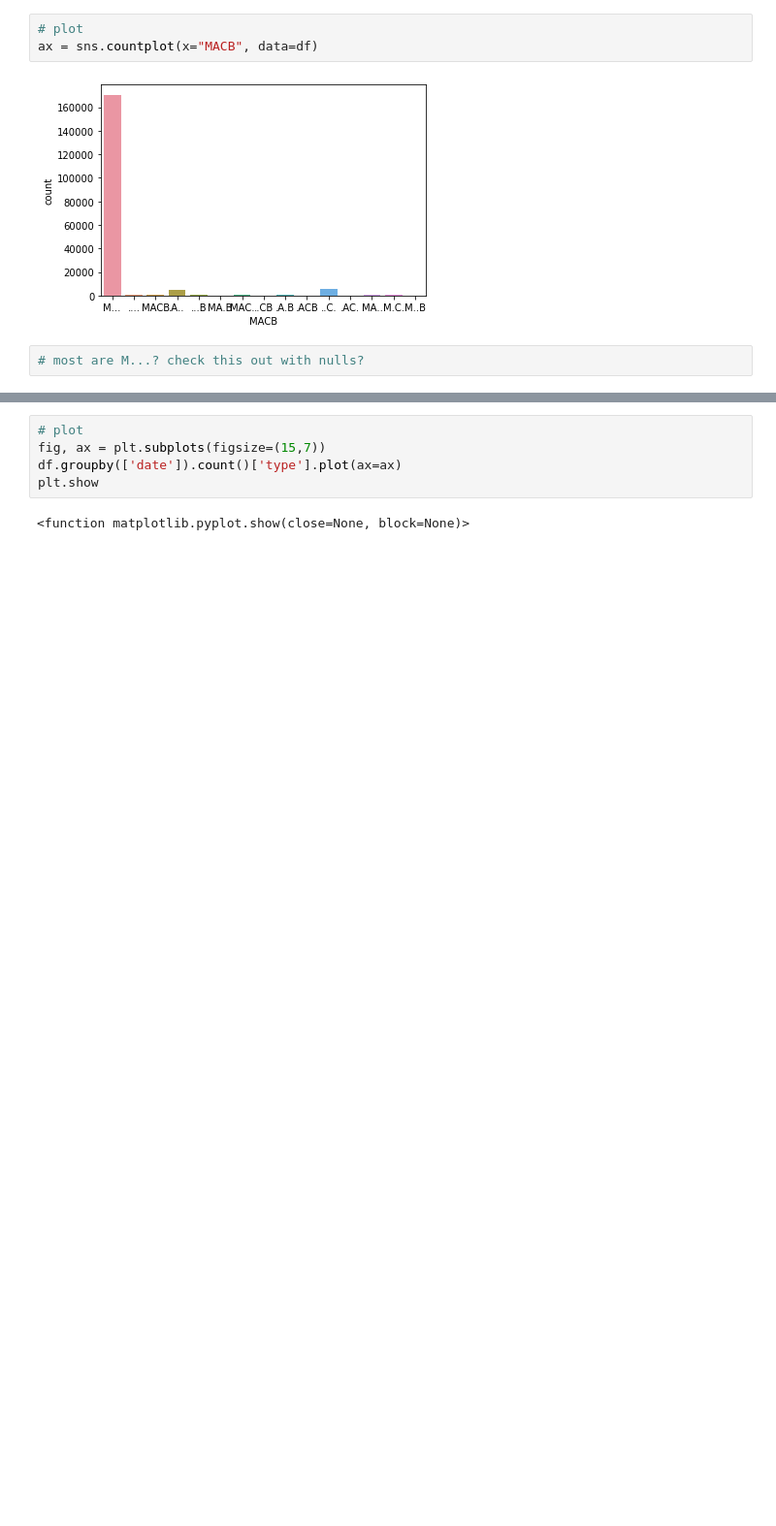
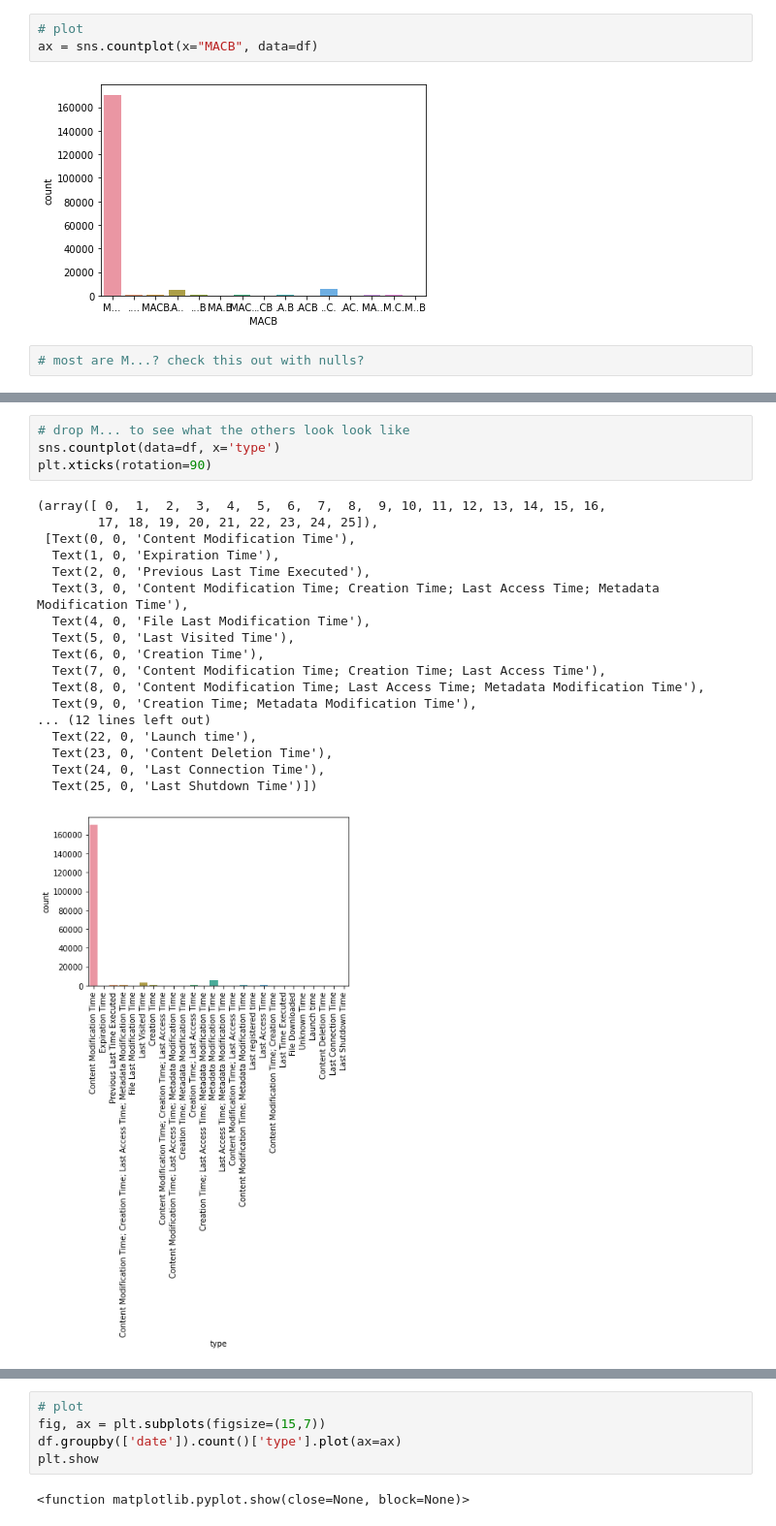
Before and after one commit to Osheah/analyse-data, a Jupyter notebook: analyse-data.ipynb, the cells around one changed output, grey strips where cells are left out. Shown at 97% size. Cells and saved outputs as stored; diff of their text form; blank space fills up the shorter version.

```diff
--- a/analyse-data.ipynb
+++ b/analyse-data.ipynb
@@ -456,0 +677,23 @@ ax = sns.countplot(x="MACB", data=df)
+# %%
+# drop M... to see what the others look look like
+sns.countplot(data=df, x='type')
+plt.xticks(rotation=90)
+# %% [output]
+(array([ 0,  1,  2,  3,  4,  5,  6,  7,  8,  9, 10, 11, 12, 13, 14, 15, 16,
+        17, 18, 19, 20, 21, 22, 23, 24, 25]),
+ [Text(0, 0, 'Content Modification Time'),
+  Text(1, 0, 'Expiration Time'),
+  Text(2, 0, 'Previous Last Time Executed'),
+  Text(3, 0, 'Content Modification Time; Creation Time; Last Access Time; Metadata Modification Time'),
+  Text(4, 0, 'File Last Modification Time'),
+  Text(5, 0, 'Last Visited Time'),
+  Text(6, 0, 'Creation Time'),
+  Text(7, 0, 'Content Modification Time; Creation Time; Last Access Time'),
+  Text(8, 0, 'Content Modification Time; Last Access Time; Metadata Modification Time'),
+  Text(9, 0, 'Creation Time; Metadata Modification Time'),
+... (12 lines left out)
+  Text(22, 0, 'Launch time'),
+  Text(23, 0, 'Content Deletion Time'),
+  Text(24, 0, 'Last Connection Time'),
+  Text(25, 0, 'Last Shutdown Time')])
+[figure, added]
```
Also changed, not shown: parts of 23 cells of this notebook.
